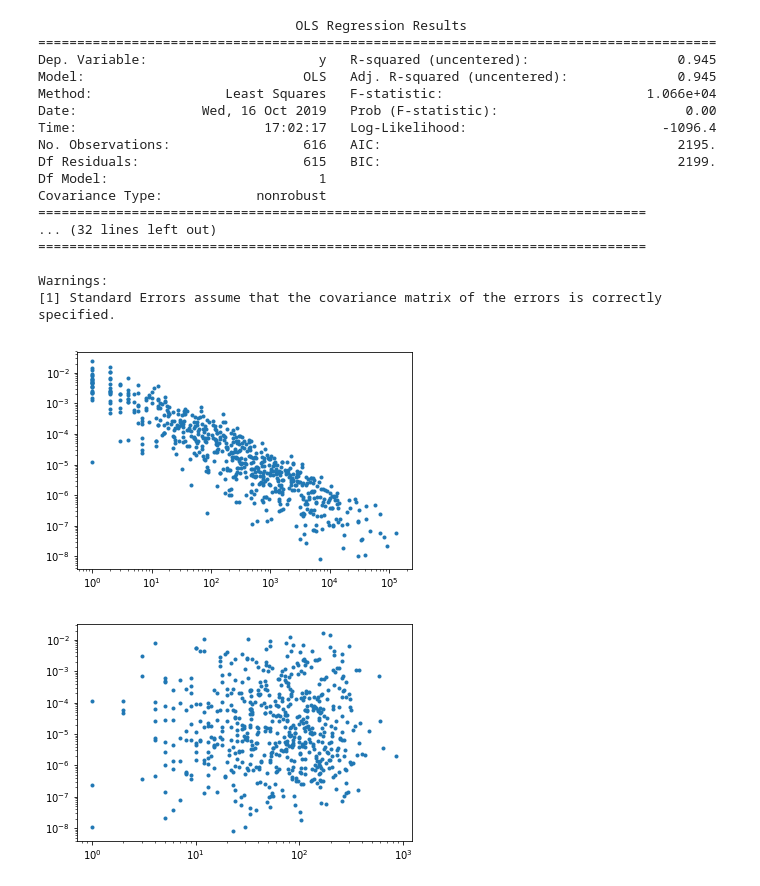
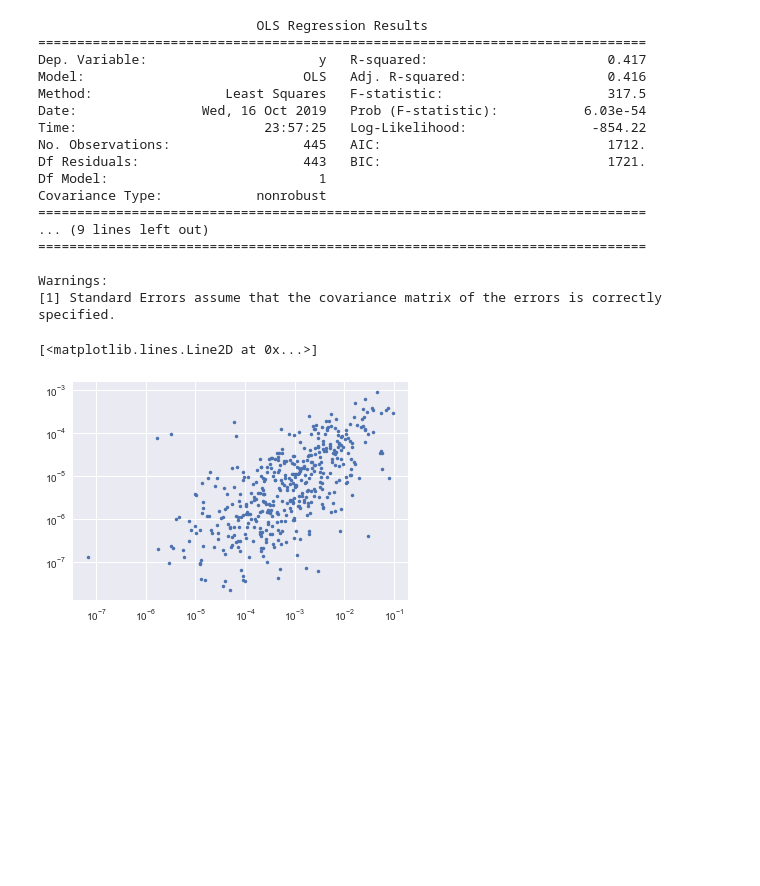
Before and after one commit to ajrominger/abundolism, a Jupyter notebook: PythonAnalysis.ipynb, the cells around one changed output. Drawn from its saved outputs; the diff is of its cells as text; code cells hidden in the pictures; blank space fills up the shorter version.

```diff
--- a/PythonAnalysis.ipynb
+++ b/PythonAnalysis.ipynb
@@ -118,3 +108,56 @@ array([4.84500000e+01, 7.99500000e+01, 8.05000000e+01, 1.26500000e+02,
+# %%
+# Scatter plot of non-grouped data
+if False:
+    plt.figure()
+    p=sns.regplot('log_abund', 'log_rate', data=df3)
+    model = sm.OLS(exog=sm.add_constant(df3.log_abund.values), endog=df3.log_rate.values)
+    print(model.fit().summary())
+# %%
+# Draw metabolic rates according to exponential distribution
+beta = 120
+abundances = df4.abund.values
+metabolic_rates = np.array([np.random.exponential(1/(beta*x)) for x in abundances])
+
+if False:
+    model = sm.OLS(exog=sm.add_constant(np.log(abundances)), endog=np.log(metabolic_rates))
+    print(model.fit().summary())
+    plt.plot(abundances, metabolic_rates, ls='none', marker='.')
+
+if False: # Poisson model
+    samples = np.array([np.random.poisson(x) for x in abundances])
+elif True: # Exponential model
+    samples = np.array([np.random.exponential(1/x) for x in abundances])
+else: # Negative binomial model
+    predict_p = np.array([param_model.predict([1, x])[0] for x in abundances])
+    predict_p[predict_p<0] = 0.001
+    samples = np.array([np.random.negative_binomial(1, p) for p in predict_p])
+
+endog = np.log(metabolic_rates)[samples > 0]
+exog = np.log(samples)[samples > 0 ]
+
+model = sm.OLS(exog=sm.add_constant(exog), endog=endog)
+print(model.fit().summary())
+plt.loglog(samples, metabolic_rates, ls='none', marker='.')
+# %% [output]
+                            OLS Regression Results
+==============================================================================
+Dep. Variable:                      y   R-squared:                       0.417
+Model:                            OLS   Adj. R-squared:                  0.416
+Method:                 Least Squares   F-statistic:                     317.5
+Date:                Wed, 16 Oct 2019   Prob (F-statistic):           6.03e-54
+Time:                        23:57:25   Log-Likelihood:                -854.22
+No. Observations:                 445   AIC:                             1712.
+Df Residuals:                     443   BIC:                             1721.
+Df Model:                           1
+Covariance Type:            nonrobust
+==============================================================================
+... (9 lines left out)
+==============================================================================
+
+Warnings:
+[1] Standard Errors assume that the covariance matrix of the errors is correctly specified.
+[<matplotlib.lines.Line2D at 0x...>]
+[figure, added]
 # %%
 # Draw metabolic rates according to exponential distribution
 beta = 120.
@@ -130,7 +173,7 @@ plt.figure() ; plt.loglog(abundances, metabolic_rates, ls='none', marker='.')
 
 # Draw plot counts according to negative binomial distribution
 plt.figure()
-samples = np.array([np.random.negative_binomial(1, 1e-2) for x in abundances])
+samples = np.array([np.random.negative_binomial(1, 0.02) for x in abundances])
 metabolic_rates2 = metabolic_rates[samples > 0]
 samples = samples[samples > 0]
 plt.loglog(samples, metabolic_rates2, ls='none', marker='.')
@@ -139,23 +182,3 @@ print(model.fit().summary())
 #X = np.log(samples)
 #model = sm.OLS(np.log(samples),X)
 #print(model.fit().summary())
-# %% [output]
-                                 OLS Regression Results
-=======================================================================================
-Dep. Variable:                      y   R-squared (uncentered):                   0.945
-Model:                            OLS   Adj. R-squared (uncentered):              0.945
-Method:                 Least Squares   F-statistic:                          1.066e+04
-Date:                Wed, 16 Oct 2019   Prob (F-statistic):                        0.00
-Time:                        17:02:17   Log-Likelihood:                         -1096.4
-No. Observations:                 616   AIC:                                      2195.
-Df Residuals:                     615   BIC:                                      2199.
-Df Model:                           1
-Covariance Type:            nonrobust
-==============================================================================
-... (32 lines left out)
-==============================================================================
-
-Warnings:
-[1] Standard Errors assume that the covariance matrix of the errors is correctly specified.
-[figure, removed]
-[figure, removed]
```
Also changed, not shown: parts of 11 cells of this notebook.
